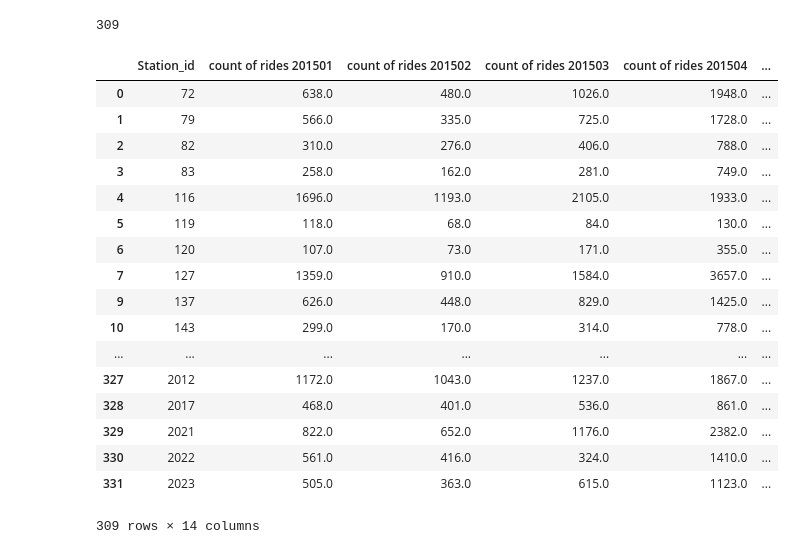
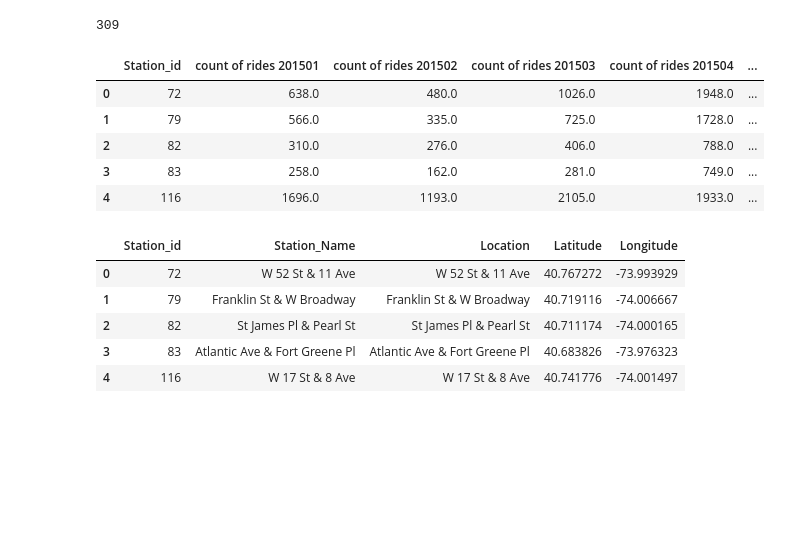
Before and after one commit to CUSP2017/citibike-publicspace, a Jupyter notebook: notebooks/1.5-process-ridership.ipynb, the cells around one changed output. Drawn from its saved outputs; the diff is of its cells as text; code cells hidden in the pictures; blank space fills up the shorter version.

```diff
--- a/notebooks/1.5-process-ridership.ipynb
+++ b/notebooks/1.5-process-ridership.ipynb
@@ -78,26 +66,26 @@ print(len(total2))
 # %% [output]
 309
 # %%
-total2
+total2.head()
 # %% [output]
 |  | Station_id | count of rides 201501 | count of rides 201502 | count of rides 201503 | count of rides 201504 | ... |
 | 0 | 72 | 638.0 | 480.0 | 1026.0 | 1948.0 | ... |
 | 1 | 79 | 566.0 | 335.0 | 725.0 | 1728.0 | ... |
 | 2 | 82 | 310.0 | 276.0 | 406.0 | 788.0 | ... |
 | 3 | 83 | 258.0 | 162.0 | 281.0 | 749.0 | ... |
 | 4 | 116 | 1696.0 | 1193.0 | 2105.0 | 1933.0 | ... |
-| 5 | 119 | 118.0 | 68.0 | 84.0 | 130.0 | ... |
-| 6 | 120 | 107.0 | 73.0 | 171.0 | 355.0 | ... |
-| 7 | 127 | 1359.0 | 910.0 | 1584.0 | 3657.0 | ... |
-| 9 | 137 | 626.0 | 448.0 | 829.0 | 1425.0 | ... |
-| 10 | 143 | 299.0 | 170.0 | 314.0 | 778.0 | ... |
-| ... | ... | ... | ... | ... | ... | ... |
-| 327 | 2012 | 1172.0 | 1043.0 | 1237.0 | 1867.0 | ... |
-| 328 | 2017 | 468.0 | 401.0 | 536.0 | 861.0 | ... |
-| 329 | 2021 | 822.0 | 652.0 | 1176.0 | 2382.0 | ... |
-| 330 | 2022 | 561.0 | 416.0 | 324.0 | 1410.0 | ... |
-| 331 | 2023 | 505.0 | 363.0 | 615.0 | 1123.0 | ... |
-309 rows × 14 columns
 # %%
 # Save to CSV
 total2.to_csv('../data/processed/ridership.csv')
+# %%
+import geopandas as gp
+from shapely.geometry import Point
+stations = pd.read_csv('../data/processed/stations.csv')
+stations.head()
+# %% [output]
+|  | Station_id | Station_Name | Location | Latitude | Longitude |
+| 0 | 72 | W 52 St & 11 Ave | W 52 St & 11 Ave | 40.767272 | -73.993929 |
+| 1 | 79 | Franklin St & W Broadway | Franklin St & W Broadway | 40.719116 | -74.006667 |
+| 2 | 82 | St James Pl & Pearl St | St James Pl & Pearl St | 40.711174 | -74.000165 |
+| 3 | 83 | Atlantic Ave & Fort Greene Pl | Atlantic Ave & Fort Greene Pl | 40.683826 | -73.976323 |
+| 4 | 116 | W 17 St & 8 Ave | W 17 St & 8 Ave | 40.741776 | -74.001497 |
```
Also changed, not shown: parts of 6 cells of this notebook, 16 other files.
